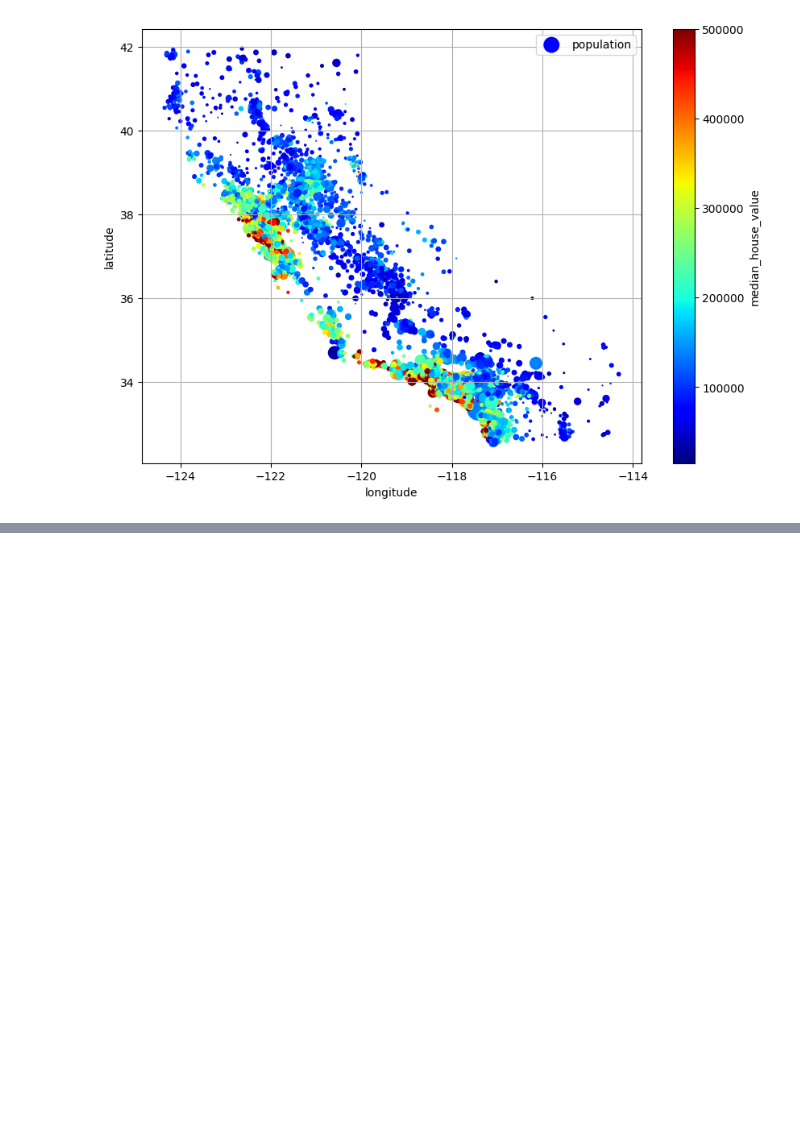
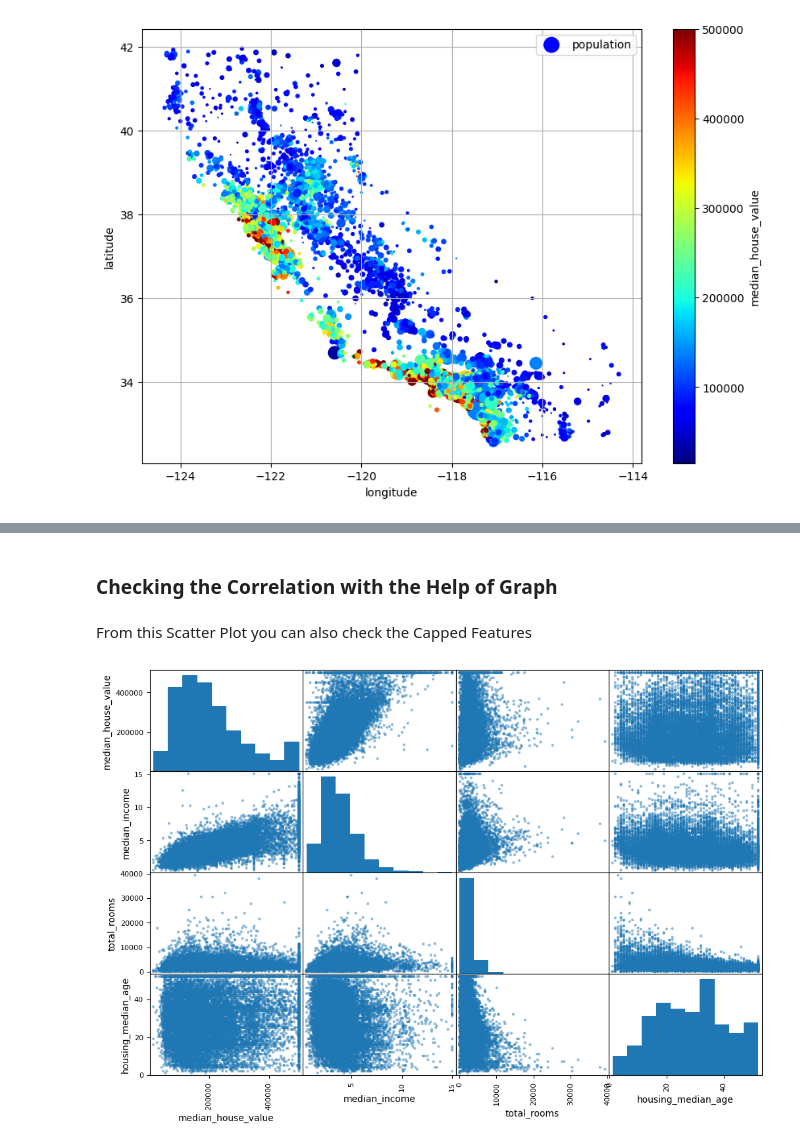
Before and after one commit to Ehteesham/Machine-Learning-Projects, a Jupyter notebook: California House Price/model.ipynb, the cells around one changed output, grey strips where cells are left out. Saved outputs shown, nothing was run; the diff lists cells and outputs as text; code cells hidden in the pictures; blank space fills up the shorter version.

Commit message:
Correlation Checked

```diff
--- a/California House Price/model.ipynb
+++ b/California House Price/model.ipynb
@@ -173,0 +189,4 @@ plt.show()
+# %%
+# drop the categorical feature
+df_numeric = df.drop(['ocean_proximity'], axis=1)
+df_numeric.columns
@@ -173,0 +215,12 @@ plt.show()
+# %% [markdown]
+### Checking the Correlation with the Help of Graph
+# %%
+# Selecting the Numerical Attributes which are More Correlated with the Target
+attributes = ['median_house_value','median_income', 'total_rooms', 'housing_median_age']
+# %% [markdown]
+From this Scatter Plot you can also check the Capped Features
+# %%
+pd.plotting.scatter_matrix(df_numeric[attributes], figsize=(12, 8))
+plt.show()
+# %% [output]
+[figure, added]
```
Also changed, not shown: parts of 5 cells of this notebook.
